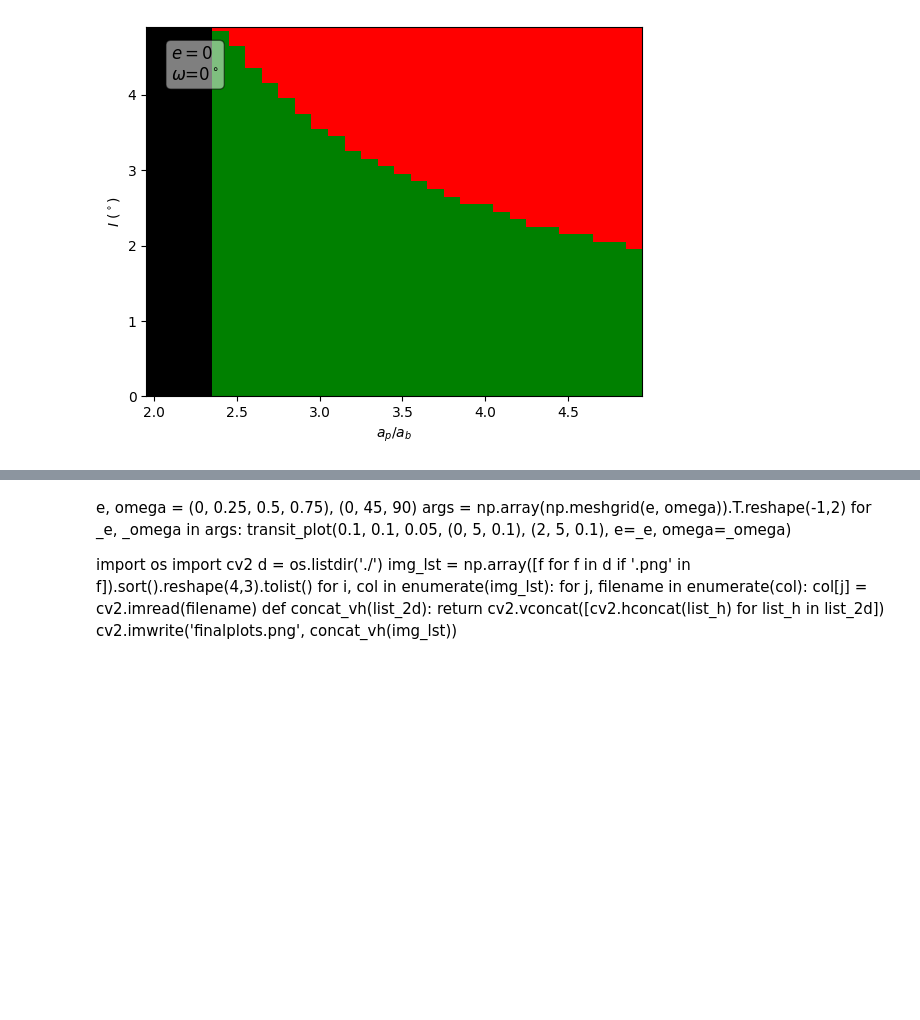
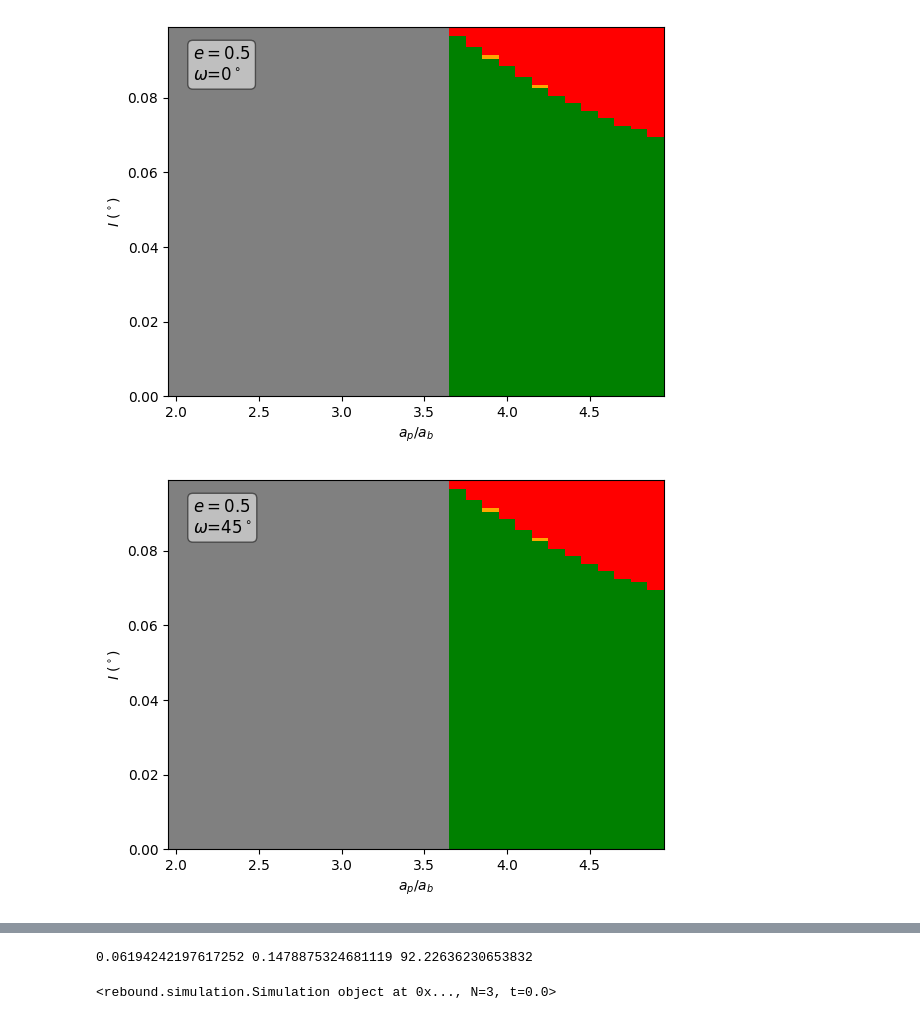
Before and after one commit to saahitmog/Circumbinary-Transits, a Jupyter notebook: main.ipynb, the cells around one changed output, grey strips where cells are left out. Drawn from its saved outputs; the diff is of its cells as text; code cells hidden in the pictures; blank space fills up the shorter version.

```diff
--- a/main.ipynb
+++ b/main.ipynb
@@ -265,5 +288,8 @@ transit_plot(0.1, 0.1, 0.05, (0, 5, 0.1), (1.5, 5, 0.1), e=0.5, omega=90)
 # %%
 # Example plot
-transit_plot(0.1, 0.1, 0.05, (0, 5, 0.1), (2, 5, 0.1))
+transit_plot(0.005, 0.005, 5e-5, (0, 0.1, 0.001), (2, 5, 0.1), e=0.5, omega=0)
+transit_plot(0.005, 0.005, 5e-5, (0, 0.1, 0.001), (2, 5, 0.1), e=0.5, omega=45)
+transit_plot(0.005, 0.005, 5e-5, (0, 0.1, 0.001), (2, 5, 0.1), e=0.5, omega=90)
 # %% [output]
-[figure, old version]
+[figure, new version]
+[figure, added]
@@ -270,19 +297,29 @@ transit_plot(0.1, 0.1, 0.05, (0, 5, 0.1), (2, 5, 0.1))
-# %% [markdown]
-e, omega = (0, 0.25, 0.5, 0.75), (0, 45, 90)
-args = np.array(np.meshgrid(e, omega)).T.reshape(-1,2)
-for _e, _omega in args:
-    transit_plot(0.1, 0.1, 0.05, (0, 5, 0.1), (2, 5, 0.1), e=_e, omega=_omega)
-
-import os
-import cv2
-d = os.listdir('./')
-img_lst = np.array([f for f in d if '.png' in f]).sort().reshape(4,3).tolist()
-for i, col in enumerate(img_lst):
-    for j, filename in enumerate(col):
-        col[j] = cv2.imread(filename)
-def concat_vh(list_2d):
-    return cv2.vconcat([cv2.hconcat(list_h) for list_h in list_2d])
-cv2.imwrite('finalplots.png', concat_vh(img_lst))
+# %%
+def Ptoa(P_p, M_A, M_B):
+    #C = 4*np.pi**2/const.G*(M_A+M_B)
+    return np.cbrt((M_A+M_B)*(P_p/2/np.pi/365)**2)
+
+def atoP(a_p, M_A, M_B):
+    #C = 4*np.pi**2/const.G*(M_A+M_B)
+    return 2*np.pi*np.sqrt(a_p**3/(M_A+M_B))*365
+
+def initialize(M_A, M_B, P_b, inc, a_p):
+    a_b = Ptoa(P_b, M_A, M_B)
+    a_c = HW99(M_B/(M_A+M_B), 0, a_b)
+    P_c = atoP(a_c, M_A, M_B)
+    print(a_b, a_c, P_c)
+
+    sim = Simulation()
+    sim.add(m=M_A)
+    sim.add(m=M_B, a=a_b, inc=inc)
+    sim.add(a=a_p, inc=inc)
+    sim.move_to_com()
+    #return sim
+
+initialize(1, 1, 25, 0, 6)
+# %% [output]
+0.06194242197617252 0.1478875324681119 92.22636230653832
+<rebound.simulation.Simulation object at 0x..., N=3, t=0.0>
 # %%
 '''
 debug using plots
```
Also changed, not shown: parts of 5 cells of this notebook.
